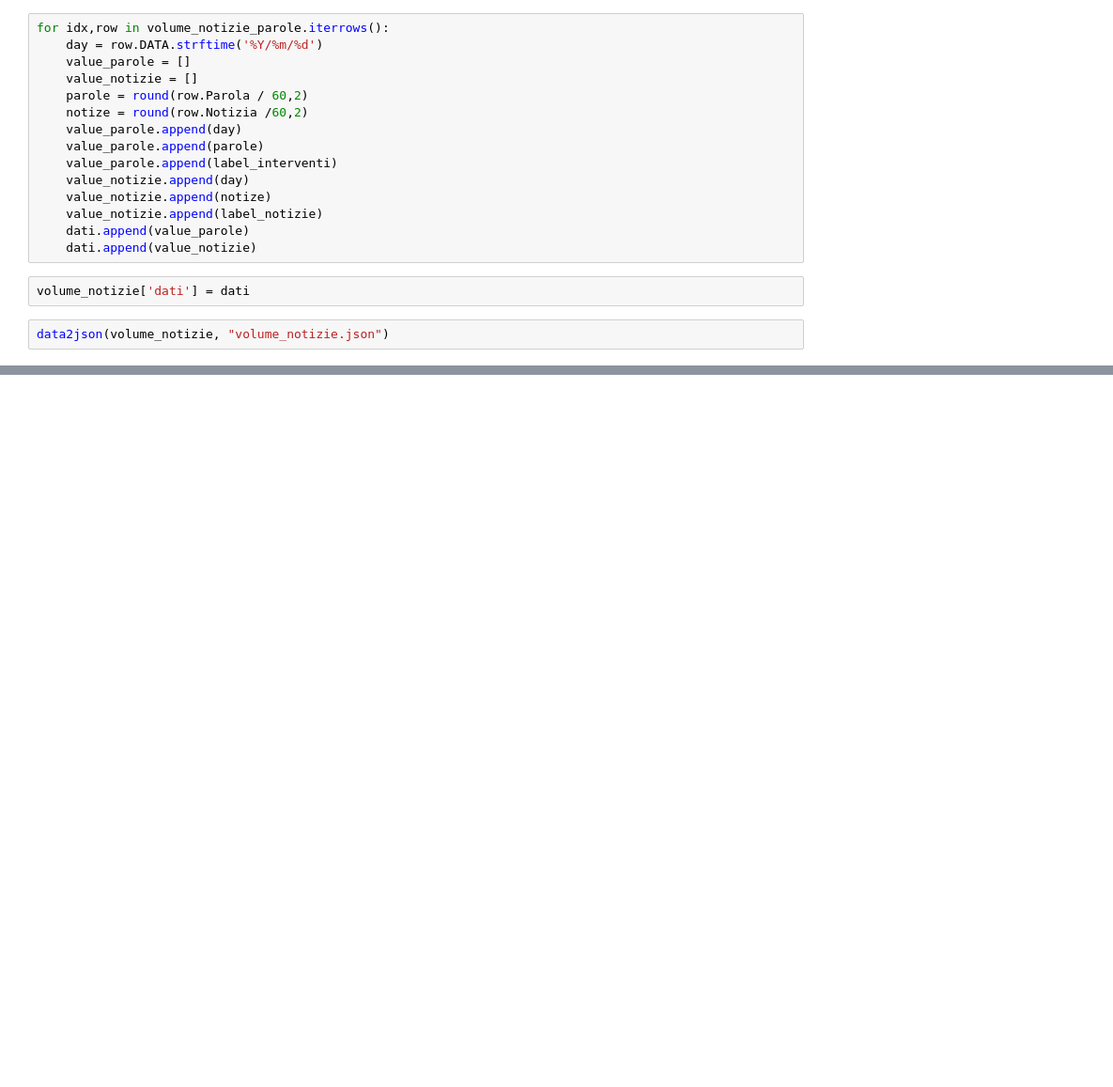
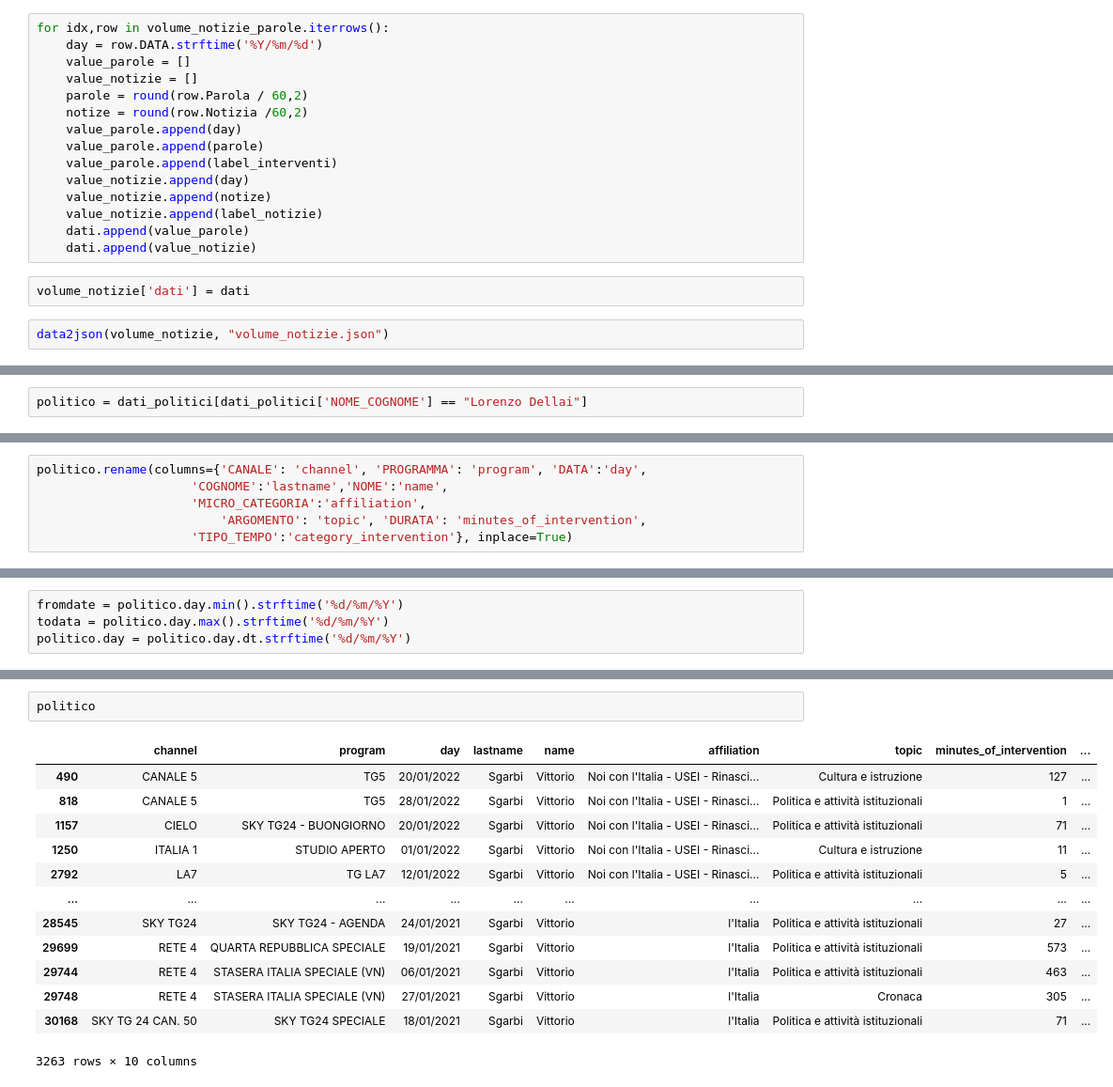
Before and after one commit to g0v-it/agcom, a Jupyter notebook: code/analisi.ipynb, the cells around one changed output, grey strips where cells are left out. Shown: that part at 94% size. Cells and saved outputs as stored; diff of their text form; blank space fills up the shorter version.

```diff
--- a/code/analisi.ipynb
+++ b/code/analisi.ipynb
@@ -438,0 +517,2 @@ array(['Berlusconi', 'Calenda', 'Conte', ..., 'Delli Colli', 'Calearo',
+# %%
+politico = dati_politici[dati_politici['NOME_COGNOME'] == "Lorenzo Dellai"]
@@ -438,0 +523,6 @@ array(['Berlusconi', 'Calenda', 'Conte', ..., 'Delli Colli', 'Calearo',
+# %%
+politico.rename(columns={'CANALE': 'channel', 'PROGRAMMA': 'program', 'DATA':'day',
+                     'COGNOME':'lastname','NOME':'name',
+                     'MICRO_CATEGORIA':'affiliation',
+                         'ARGOMENTO': 'topic', 'DURATA': 'minutes_of_intervention',
+                     'TIPO_TEMPO':'category_intervention'}, inplace=True)
@@ -438,0 +536,4 @@ array(['Berlusconi', 'Calenda', 'Conte', ..., 'Delli Colli', 'Calearo',
+# %%
+fromdate = politico.day.min().strftime('%d/%m/%Y')
+todata = politico.day.max().strftime('%d/%m/%Y')
+politico.day = politico.day.dt.strftime('%d/%m/%Y')
@@ -438,0 +609,16 @@ array(['Berlusconi', 'Calenda', 'Conte', ..., 'Delli Colli', 'Calearo',
+# %%
+politico
+# %% [output]
+|  | channel | program | day | lastname | name | affiliation | topic | minutes_of_intervention | ... |
+| 490 | CANALE 5 | TG5 | 20/01/2022 | Sgarbi | Vittorio | Noi con l'Italia - USEI - Rinasci... | Cultura e istruzione | 127 | ... |
+| 818 | CANALE 5 | TG5 | 28/01/2022 | Sgarbi | Vittorio | Noi con l'Italia - USEI - Rinasci... | Politica e attività istituzionali | 1 | ... |
+| 1157 | CIELO | SKY TG24 - BUONGIORNO | 20/01/2022 | Sgarbi | Vittorio | Noi con l'Italia - USEI - Rinasci... | Politica e attività istituzionali | 71 | ... |
+| 1250 | ITALIA 1 | STUDIO APERTO | 01/01/2022 | Sgarbi | Vittorio | Noi con l'Italia - USEI - Rinasci... | Cultura e istruzione | 11 | ... |
+| 2792 | LA7 | TG LA7 | 12/01/2022 | Sgarbi | Vittorio | Noi con l'Italia - USEI - Rinasci... | Politica e attività istituzionali | 5 | ... |
+| ... | ... | ... | ... | ... | ... | ... | ... | ... | ... |
+| 28545 | SKY TG24 | SKY TG24 - AGENDA | 24/01/2021 | Sgarbi | Vittorio | l'Italia | Politica e attività istituzionali | 27 | ... |
+| 29699 | RETE 4 | QUARTA REPUBBLICA SPECIALE | 19/01/2021 | Sgarbi | Vittorio | l'Italia | Politica e attività istituzionali | 573 | ... |
+| 29744 | RETE 4 | STASERA ITALIA SPECIALE (VN) | 06/01/2021 | Sgarbi | Vittorio | l'Italia | Politica e attività istituzionali | 463 | ... |
+| 29748 | RETE 4 | STASERA ITALIA SPECIALE (VN) | 27/01/2021 | Sgarbi | Vittorio | l'Italia | Cronaca | 305 | ... |
+| 30168 | SKY TG 24 CAN. 50 | SKY TG24 SPECIALE | 18/01/2021 | Sgarbi | Vittorio | l'Italia | Politica e attività istituzionali | 71 | ... |
+3263 rows × 10 columns
```
Also changed, not shown: parts of 23 cells of this notebook, 2 other files.
